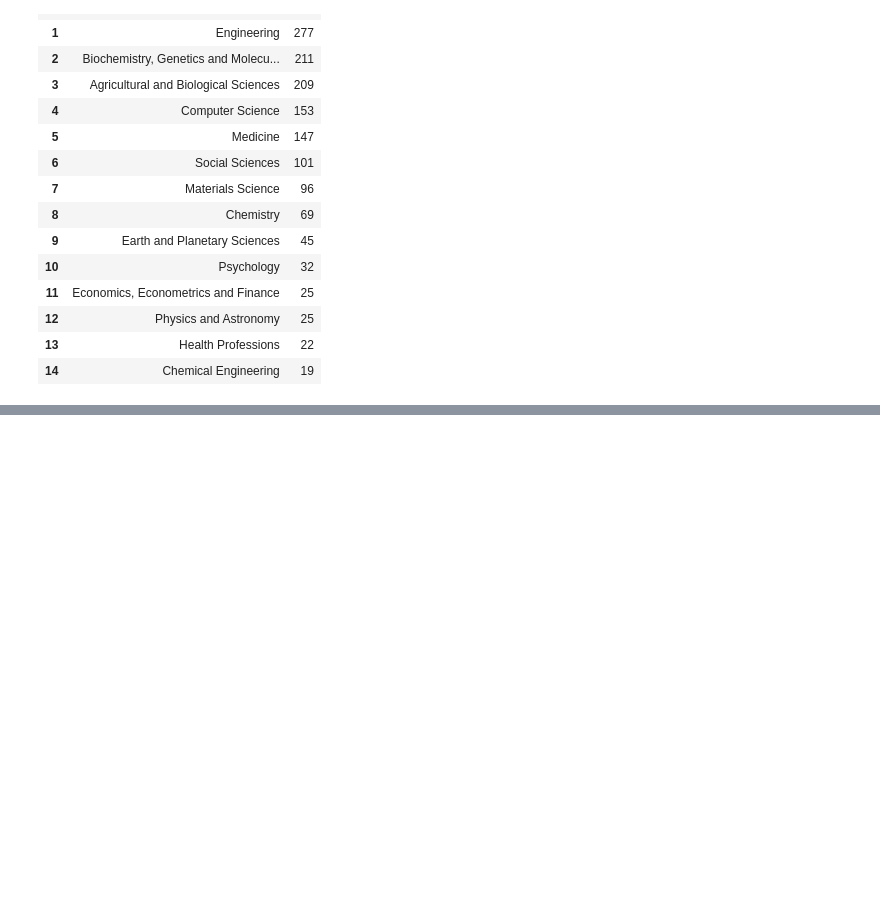
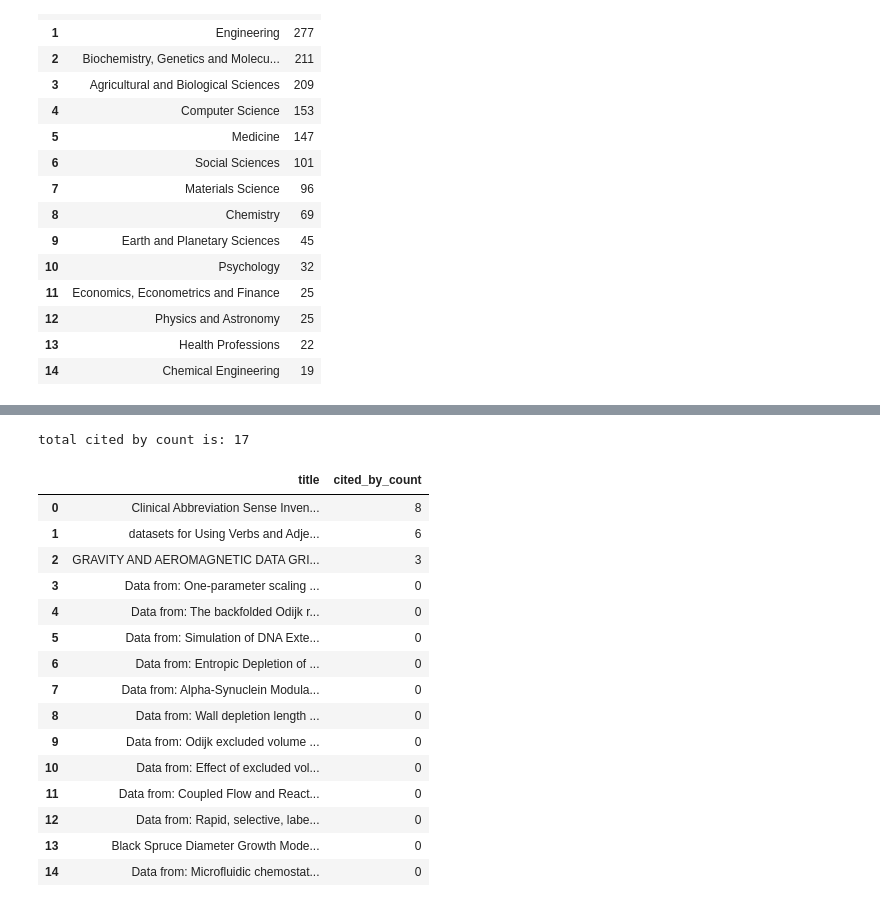
Before and after one commit to senderrr/OpenAlex, a Jupyter notebook: OpenAlexSourceVisuals.ipynb, the cells around one changed output, grey strips where cells are left out. Saved outputs shown, nothing was run; the diff lists cells and outputs as text; code cells hidden in the pictures; blank space fills up the shorter version.

```diff
--- a/OpenAlexSourceVisuals.ipynb
+++ b/OpenAlexSourceVisuals.ipynb
@@ -189,0 +255,23 @@ topics_field_display_name_ror.head(15).reset_index(drop=True)
+# %%
+NonOpenAccessdf = df[df['is_oa'] == False]
+NonOpenAccessdf = NonOpenAccessdf[['title', 'cited_by_count']].sort_values(by=['cited_by_count'], ascending=False).drop_duplicates().reset_index(drop=True)
+print('total cited by count is:', NonOpenAccessdf['cited_by_count'].sum())
+NonOpenAccessdf.head(15)
+# %% [output]
+total cited by count is: 17
+|  | title | cited_by_count |
+| 0 | Clinical Abbreviation Sense Inven... | 8 |
+| 1 | datasets for Using Verbs and Adje... | 6 |
+| 2 | GRAVITY AND AEROMAGNETIC DATA GRI... | 3 |
+| 3 | Data from: One-parameter scaling ... | 0 |
+| 4 | Data from: The backfolded Odijk r... | 0 |
+| 5 | Data from: Simulation of DNA Exte... | 0 |
+| 6 | Data from: Entropic Depletion of ... | 0 |
+| 7 | Data from: Alpha-Synuclein Modula... | 0 |
+| 8 | Data from: Wall depletion length ... | 0 |
+| 9 | Data from: Odijk excluded volume ... | 0 |
+| 10 | Data from: Effect of excluded vol... | 0 |
+| 11 | Data from: Coupled Flow and React... | 0 |
+| 12 | Data from: Rapid, selective, labe... | 0 |
+| 13 | Black Spruce Diameter Growth Mode... | 0 |
+| 14 | Data from: Microfluidic chemostat... | 0 |
```
Also changed, not shown: parts of 16 cells of this notebook, 1 other file.
